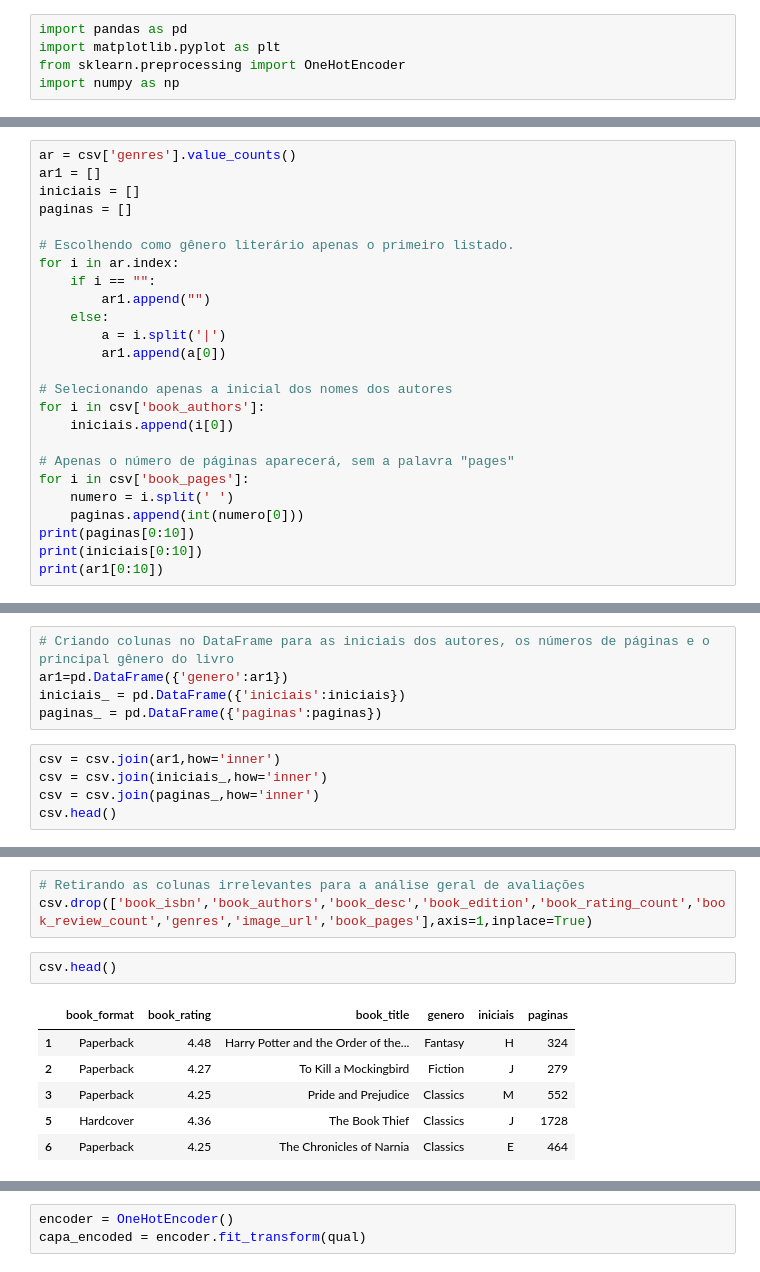
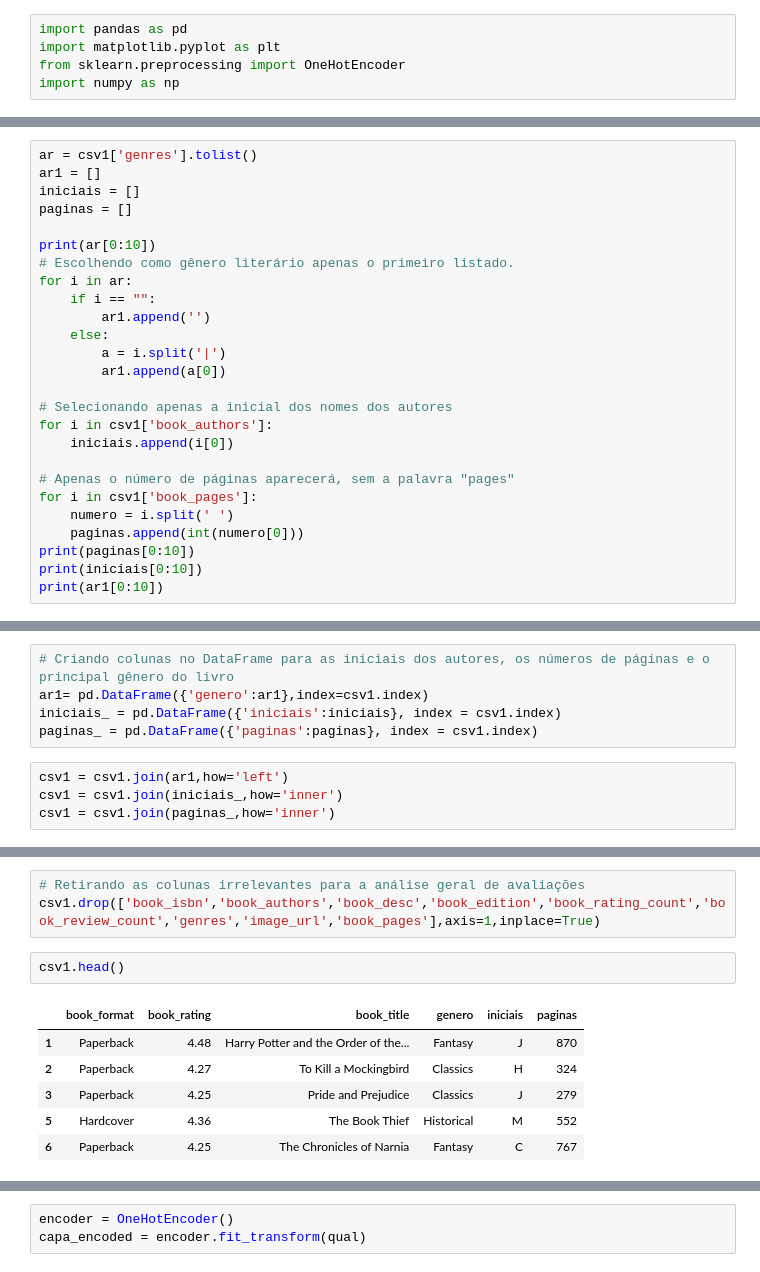
Before and after one commit to PedroHMenezes/PF_Book_rating, a Jupyter notebook: Books.ipynb, the cells around one changed output, grey strips where cells are left out. Drawn from its saved outputs; the diff is of its cells as text.

```diff
--- a/Books.ipynb
+++ b/Books.ipynb
@@ -40,25 +40,26 @@ csv.head()
 | 5 | Markus Zusak | Trying to make sense of the horro... | First American Edition (US / CAN) | Hardcover | 9.78038E+12 | 552 pages | 4.36 | ... |
 | 6 | C.S. Lewis|Pauline Baynes | Journeys to the end of the world,... | Reissue Edition | Paperback | 9.78007E+12 | 767 pages | 4.25 | ... |
 # %%
-ar = csv['genres'].value_counts()
+ar = csv1['genres'].tolist()
 ar1 = []
 iniciais = []
 paginas = []
 
+print(ar[0:10])
 # Escolhendo como gênero literário apenas o primeiro listado.
-for i in ar.index:
+for i in ar:
     if i == "":
-        ar1.append("")
+        ar1.append('')
     else:
         a = i.split('|')
         ar1.append(a[0])
 
 # Selecionando apenas a inicial dos nomes dos autores
-for i in csv['book_authors']:
+for i in csv1['book_authors']:
     iniciais.append(i[0])
 
 # Apenas o número de páginas aparecerá, sem a palavra "pages"
-for i in csv['book_pages']:
+for i in csv1['book_pages']:
     numero = i.split(' ')
     paginas.append(int(numero[0]))
 print(paginas[0:10])
@@ -75,10 +73,9 @@ len(csv.index)
 # %%
 # Criando colunas no DataFrame para as iniciais dos autores, os números de páginas e o principal gênero do livro
-ar1=pd.DataFrame({'genero':ar1})
-iniciais_ = pd.DataFrame({'iniciais':iniciais})
-paginas_ = pd.DataFrame({'paginas':paginas})
+ar1= pd.DataFrame({'genero':ar1},index=csv1.index)
+iniciais_ = pd.DataFrame({'iniciais':iniciais}, index = csv1.index)
+paginas_ = pd.DataFrame({'paginas':paginas}, index = csv1.index)
 # %%
-csv = csv.join(ar1,how='inner')
-csv = csv.join(iniciais_,how='inner')
-csv = csv.join(paginas_,how='inner')
-csv.head()
+csv1 = csv1.join(ar1,how='left')
+csv1 = csv1.join(iniciais_,how='inner')
+csv1 = csv1.join(paginas_,how='inner')
@@ -92,12 +96,12 @@ csv.head()
 # %%
 # Retirando as colunas irrelevantes para a análise geral de avaliações
-csv.drop(['book_isbn','book_authors','book_desc','book_edition','book_rating_count','book_review_count','genres','image_url','book_pages'],axis=1,inplace=True)
+csv1.drop(['book_isbn','book_authors','book_desc','book_edition','book_rating_count','book_review_count','genres','image_url','book_pages'],axis=1,inplace=True)
 # %%
-csv.head()
+csv1.head()
 # %% [output]
 |  | book_format | book_rating | book_title | genero | iniciais | paginas |
-| 1 | Paperback | 4.48 | Harry Potter and the Order of the... | Fantasy | H | 324 |
-| 2 | Paperback | 4.27 | To Kill a Mockingbird | Fiction | J | 279 |
-| 3 | Paperback | 4.25 | Pride and Prejudice | Classics | M | 552 |
-| 5 | Hardcover | 4.36 | The Book Thief | Classics | J | 1728 |
-| 6 | Paperback | 4.25 | The Chronicles of Narnia | Classics | E | 464 |
+| 1 | Paperback | 4.48 | Harry Potter and the Order of the... | Fantasy | J | 870 |
+| 2 | Paperback | 4.27 | To Kill a Mockingbird | Classics | H | 324 |
+| 3 | Paperback | 4.25 | Pride and Prejudice | Classics | J | 279 |
+| 5 | Hardcover | 4.36 | The Book Thief | Historical | M | 552 |
+| 6 | Paperback | 4.25 | The Chronicles of Narnia | Fantasy | C | 767 |
```
Also changed, not shown: parts of 14 cells of this notebook.
